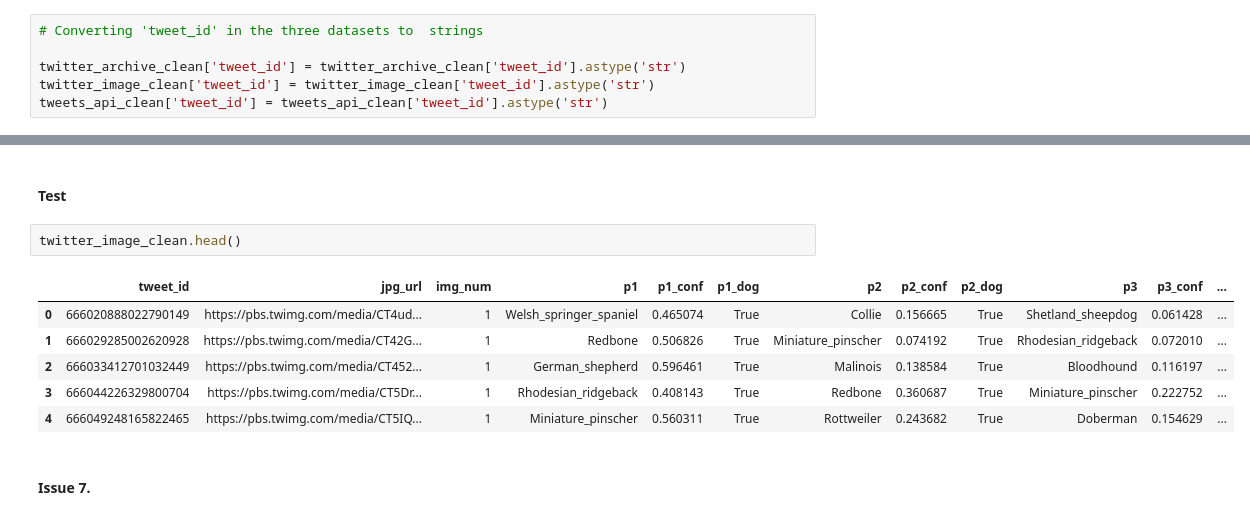
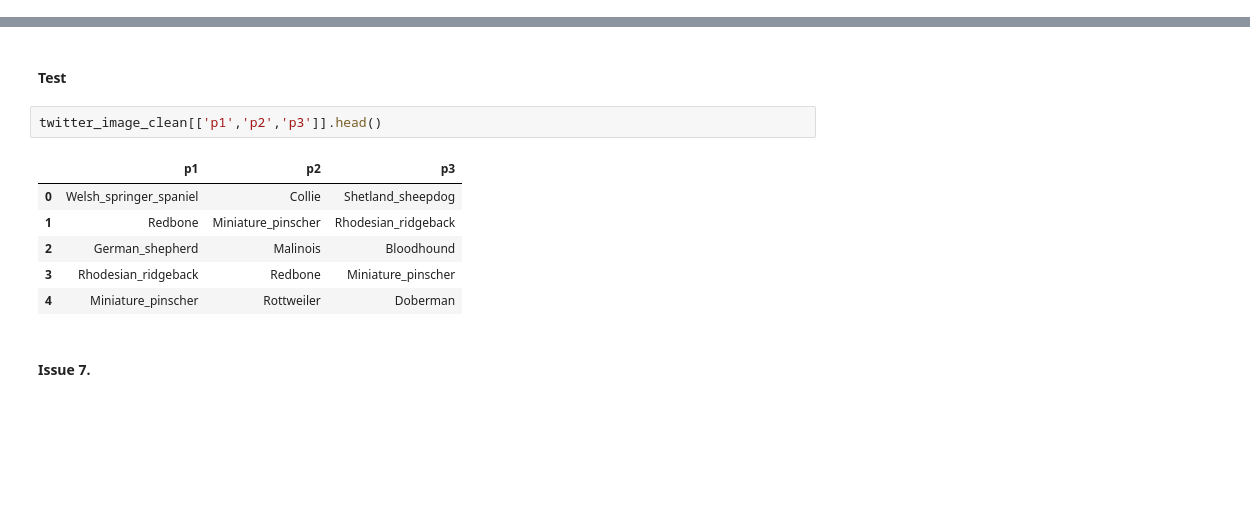
Before and after one commit to CHRISTOROMO/We-Rate-Dogs, a Jupyter notebook: wrangle_act.ipynb, the cells around one changed output, grey strips where cells are left out. Drawn from its saved outputs; the diff is of its cells as text; blank space fills up the shorter version.

```diff
--- a/wrangle_act.ipynb
+++ b/wrangle_act.ipynb
@@ -589,6 +644,0 @@ Name: name, dtype: int64
-# %%
-# Converting 'tweet_id' in the three datasets to  strings
-
-twitter_archive_clean['tweet_id'] = twitter_archive_clean['tweet_id'].astype('str')
-twitter_image_clean['tweet_id'] = twitter_image_clean['tweet_id'].astype('str')
-tweets_api_clean['tweet_id'] = tweets_api_clean['tweet_id'].astype('str')
@@ -617,14 +655,14 @@ twitter_image_clean.p3 = twitter_image_clean.p3.str.capitalize()
 # %% [markdown]
 #### Test
 # %%
-twitter_image_clean.head()
+twitter_image_clean[['p1','p2','p3']].head()
 # %% [output]
-|  | tweet_id | jpg_url | img_num | p1 | p1_conf | p1_dog | p2 | p2_conf | p2_dog | p3 | p3_conf | ... |
-| 0 | 666020888022790149 | https://pbs.twimg.com/media/CT4ud... | 1 | Welsh_springer_spaniel | 0.465074 | True | Collie | 0.156665 | True | Shetland_sheepdog | 0.061428 | ... |
-| 1 | 666029285002620928 | https://pbs.twimg.com/media/CT42G... | 1 | Redbone | 0.506826 | True | Miniature_pinscher | 0.074192 | True | Rhodesian_ridgeback | 0.072010 | ... |
-| 2 | 666033412701032449 | https://pbs.twimg.com/media/CT452... | 1 | German_shepherd | 0.596461 | True | Malinois | 0.138584 | True | Bloodhound | 0.116197 | ... |
-| 3 | 666044226329800704 | https://pbs.twimg.com/media/CT5Dr... | 1 | Rhodesian_ridgeback | 0.408143 | True | Redbone | 0.360687 | True | Miniature_pinscher | 0.222752 | ... |
-| 4 | 666049248165822465 | https://pbs.twimg.com/media/CT5IQ... | 1 | Miniature_pinscher | 0.560311 | True | Rottweiler | 0.243682 | True | Doberman | 0.154629 | ... |
+|  | p1 | p2 | p3 |
+| 0 | Welsh_springer_spaniel | Collie | Shetland_sheepdog |
+| 1 | Redbone | Miniature_pinscher | Rhodesian_ridgeback |
+| 2 | German_shepherd | Malinois | Bloodhound |
+| 3 | Rhodesian_ridgeback | Redbone | Miniature_pinscher |
+| 4 | Miniature_pinscher | Rottweiler | Doberman |
 # %% [markdown]
 #### Issue 7.
 # %% [markdown]
```
Also changed, not shown: parts of 93 cells of this notebook.
